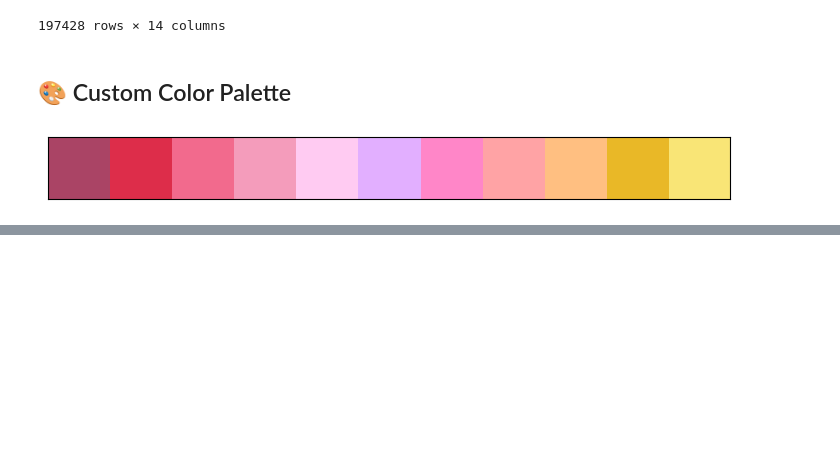
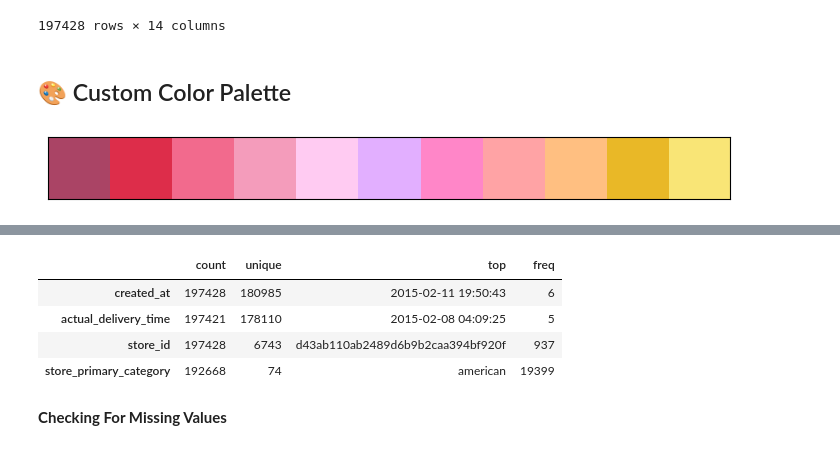
Before and after one commit to RahulHipparkar/Porter-NN-Regression, a Jupyter notebook: porter-nn-regression.ipynb, the cells around one changed output, grey strips where cells are left out. Cells and saved outputs as stored; diff of their text form; code cells hidden in the pictures; blank space fills up the shorter version.

```diff
--- a/porter-nn-regression.ipynb
+++ b/porter-nn-regression.ipynb
@@ -81,0 +159,11 @@ custom_palette(pink)
+# %%
+# Statistical Summary of Categorical Columns
+df.describe(include='object').T
+# %% [output]
+|  | count | unique | top | freq |
+| created_at | 197428 | 180985 | 2015-02-11 19:50:43 | 6 |
+| actual_delivery_time | 197421 | 178110 | 2015-02-08 04:09:25 | 5 |
+| store_id | 197428 | 6743 | d43ab110ab2489d6b9b2caa394bf920f | 937 |
+| store_primary_category | 192668 | 74 | american | 19399 |
+# %% [markdown]
+**Checking For Missing Values**
```
Also changed, not shown: parts of 15 cells of this notebook.
